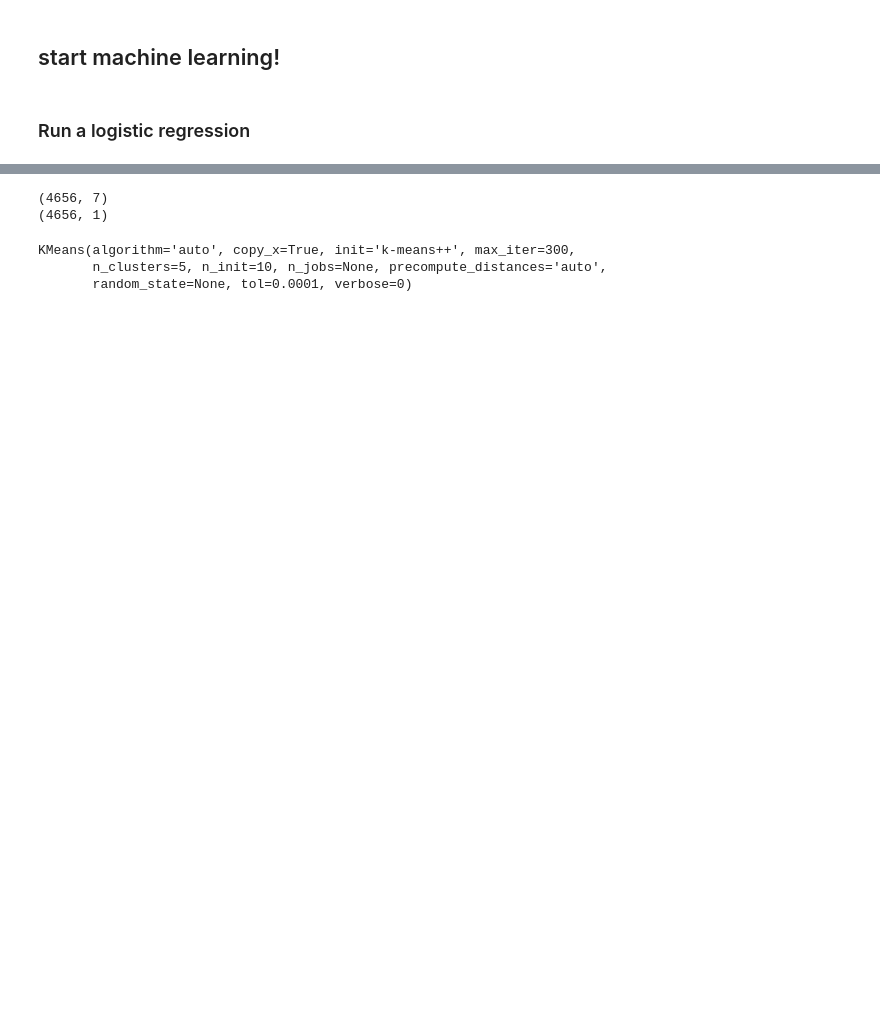
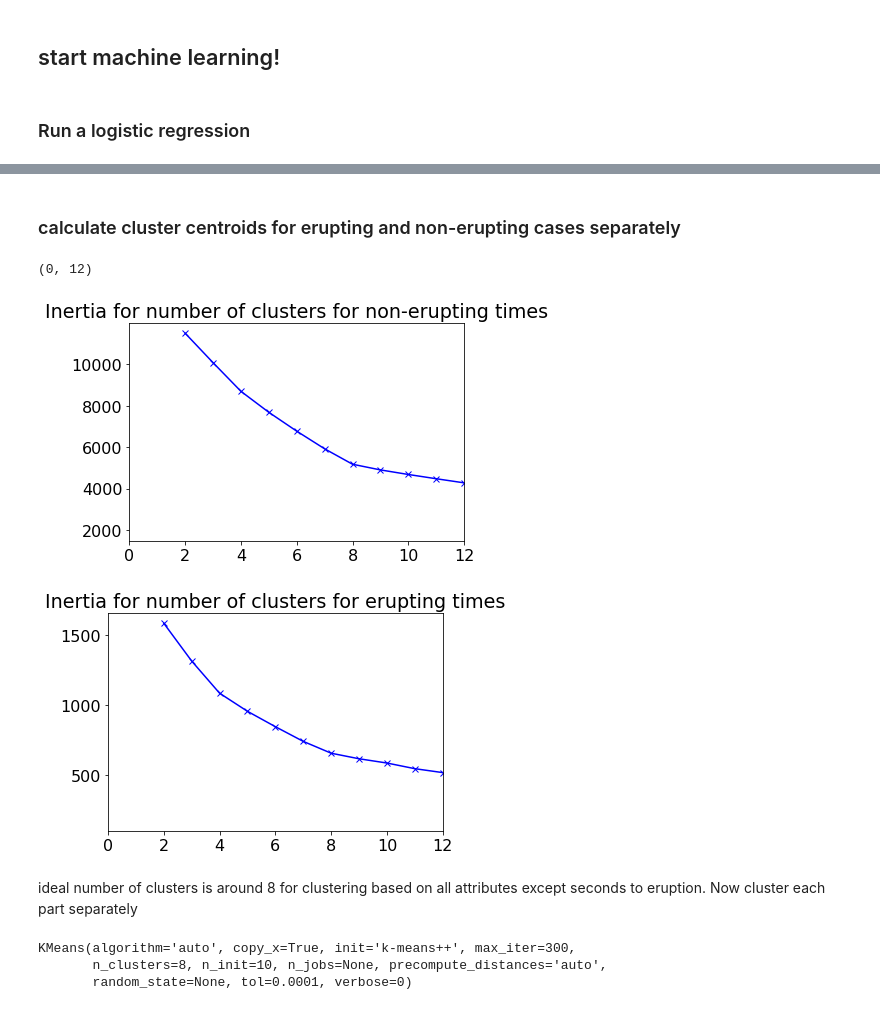
Before and after one commit to bmullet/PEEVED, a Jupyter notebook: RunMLTests.ipynb, the cells around one changed output, grey strips where cells are left out. Saved outputs shown, nothing was run; the diff lists cells and outputs as text; code cells hidden in the pictures; blank space fills up the shorter version.

Commit message:
just commiting in case

```diff
--- a/RunMLTests.ipynb
+++ b/RunMLTests.ipynb
@@ -109,5 +163,0 @@ True
-# %%
-rf = ml_models.RandomForestClassifier(n_estimators=10, max_depth=20)
-rf.fit(x_train, y_train)
-yhat = rf.predict(x_val)
-print(np.all(yhat==0))
@@ -136,16 +165,0 @@ Feature importances:
-# %%
-from sklearn.cluster import KMeans
-
-km = KMeans(init='k-means++', n_clusters=5, n_init=10)
-
-print(x_train.shape)
-print(y_train.reshape(x_train.shape[0],1).shape)
-
-xy_train = np.concatenate((x_train, y_train.reshape((x_train.shape[0],1))), axis=1)
-km.fit(xy_train)
-# %% [output]
-(4656, 7)
-(4656, 1)
-KMeans(algorithm='auto', copy_x=True, init='k-means++', max_iter=300,
-       n_clusters=5, n_init=10, n_jobs=None, precompute_distances='auto',
-       random_state=None, tol=0.0001, verbose=0)
@@ -151,0 +168,11 @@ KMeans(algorithm='auto', copy_x=True, init='k-means++', max_iter=300,
+# %%
+def CalcDistancesPerCluster (data):
+    NumClusters = np.arange(2,50)
+    distOut = np.zeros(NumClusters.shape)
+
+    for nci in range(NumClusters.shape[0]):
+        km = KMeans(init='k-means++', n_clusters=NumClusters[nci], n_init=10)
+        km.fit(data)
+        distOut[nci] = km.inertia_
+
+    return NumClusters, distOut
@@ -151,0 +185,38 @@ KMeans(algorithm='auto', copy_x=True, init='k-means++', max_iter=300,
+# %% [markdown]
+### calculate cluster centroids for erupting and non-erupting cases separately
+# %%
+# first find ideal number of clusters for each set
+
+xNoErupt = x_train[y_train==0,:]
+xErupt   = x_train[y_train==1,:]
+
+NclNoErupt, distNoErupt = CalcDistancesPerCluster(xNoErupt)
+NclErupt, distErupt = CalcDistancesPerCluster(xErupt)
+# %%
+plt.figure()
+plt.plot(NclNoErupt, distNoErupt, 'bx-')
+plt.title('Inertia for number of clusters for non-erupting times')
+plt.xlim(0,12)
+
+plt.figure()
+plt.plot(NclErupt, distErupt, 'bx-')
+plt.title('Inertia for number of clusters for erupting times')
+plt.xlim(0,12)
+# %% [output]
+(0, 12)
+[figure, added]
+[figure, added]
+# %% [markdown]
+ideal number of clusters is around 8 for clustering based on all attributes except seconds to eruption. Now cluster each part separately
+# %%
+NclIdeal = 8
+
+kmNoErupt = KMeans(init='k-means++', n_clusters=NclIdeal, n_init=10)
+kmNoErupt.fit(xNoErupt)
+
+kmErupt = KMeans(init='k-means++', n_clusters=NclIdeal, n_init=10)
+kmErupt.fit(xErupt)
+# %% [output]
+KMeans(algorithm='auto', copy_x=True, init='k-means++', max_iter=300,
+       n_clusters=8, n_init=10, n_jobs=None, precompute_distances='auto',
+       random_state=None, tol=0.0001, verbose=0)
```
Also changed, not shown: parts of 33 cells of this notebook, 2 other files.
